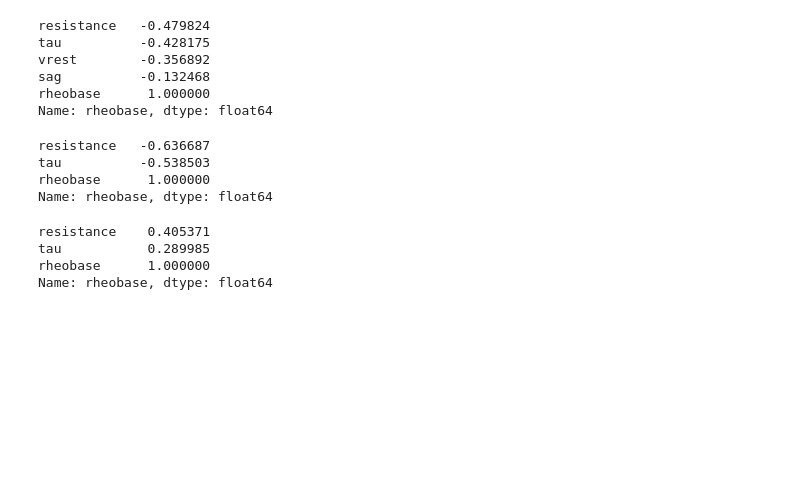
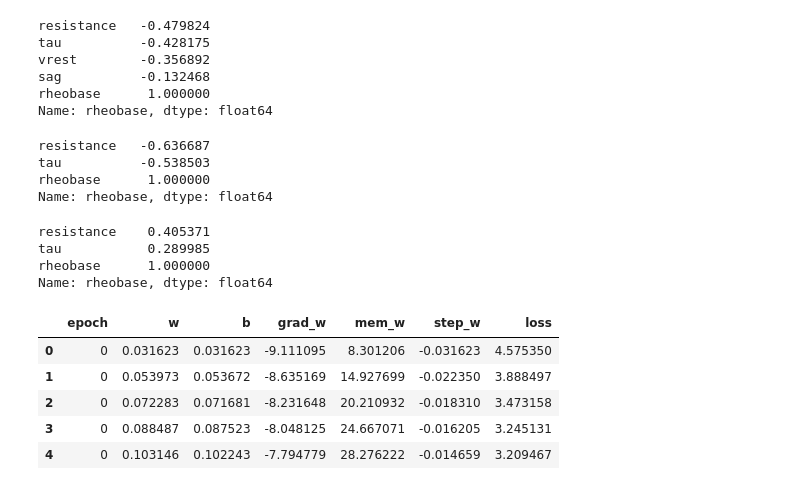
Before and after one commit to MuhammAli786/neuron-rheobase-regression, a Jupyter notebook: rheobase.ipynb, the cells around one changed output. Saved outputs shown, nothing was run; the diff lists cells and outputs as text; code cells hidden in the pictures; blank space fills up the shorter version.

Commit message:
Finished entire linear regression model and was able to make the model converge

```diff
--- a/rheobase.ipynb
+++ b/rheobase.ipynb
@@ -111,43 +111,70 @@ def build_model (learning_rate, n_features):
     )
     return model
 # %%
-x= logdata[["resistance"]].values # .values turns the table into a plain array that Keras accepts
-y= logdata[["rheobase"]].values
+# Wrote my own training run without a machine learning library at all
 
-model = build_model(learning_rate=0.01, n_features=1)
-history = model.fit(X, y, batch_size=50, epocs=20) # batch_size Look at 50 neurons, then nudge the line.
-                                                  # epochs: Go through all 2333 neurons 20 times
+x_all = logdata[["resistance"]].values # .values turns the table into a plain array that Keras accepts
+y_all = logdata[["rheobase"]].values
 
 w, b = 0.0, 0.0 # knobs start at 0
 
-mem_w, mem_b = 0.0, 0.0 # RMSprop memory, one per knob
+mem_w, mem_b = 0.0, 0.0 # Memory of how big the weights and bias's gradients have been recently
 
 lr = 0.01 # Learning Rate
 rho = 0.9 # Memory decay -> How much of the past memory is kept in each step
 eps = 1e-7 # Epsilon -> Tiny number that prevents dividing by 0
 
-batch_size, epochs = 50, 5
-log = []
+batch_size = 50
+epochs = 50
+log = [] # Empty list -> Adds one entry after every loop. Adds the bundle to the end of the list.
 
-rng = np.random.default_ring(0)
+rng = np.random.default_rng(0) # Random number generator -> Shuffling the neurons at the start of every epoch | Used the same seed for reproducibility
 
-for epoch in range(epochs):
-    order = rng.permutation(len(x_all))
-    for start in range (0, len(x_all),batch_size):
-        idx=order[start:start + batch_size]
-        x, y = x_all[idx], y_all[idx]
+for epoch in range(epochs): # 5 Passes as in 5 epochs
+    order = rng.permutation(len(x_all)) # Shuffling once per epoch, so neurons are shuffled
+    for start in range (0, len(x_all),batch_size): # Once per batch
 
-        err = (w * x +b) - y
-        grad_w = 2 * np.mean(err*x)
-        grad_b = 2 * np.mean(err)
+        # Grab the batch
+        idx=order[start:start + batch_size] # Slices the next 50 of them into idx
+        x, y = x_all[idx], y_all[idx] # x_all[idx] picks those 50 neurons' log resistance, and y_alll[idx] picks their log rheobase.
+                                      # x and y therefore are each arrays of 50 numbers
 
-        mem_w = rho*mem_w + (1-rho) * grad_w**2
+        err = (w * x +b) - y # Lines prediction for all 50 neurons ar once. NumPy applies it to every element # error / neuron
+                             # Subtracting y gives us 50 errors.
+                             # This is the prediction error. So expected outcome based on the input, weight and bias.
+                             # This is the difference between what the model predicted and what actually happened.
+
+        # Slopes of the LOSS function for each knob -> (wx + b - y)**2
+        grad_w = 2 * np.mean(err*x) # Multiplies error with x because weight's effect on the prediction scales with x
+        grad_b = 2 * np.mean(err) # No multiplication because b sgufts every prediction equally
+                                  # if the err is -2.1, therefore grad_w = 2*(-2.1*2.3) = -9.7 -> Therefore it's basically saying. Both knobs turn up.
+
+
+        # Update the memory for the weights
+        mem_w = rho*mem_w + (1-rho) * grad_w**2 # multiply the memory decay with memory of the weight and add 1-rho * the gradient squared -> This is always positive and measures size
         mem_b = rho*mem_b + (1-rho) * grad_b**2
 
-        w -= lr *grad_w/(np.sqrt(mem_w) + eps)
+        # Steps are taken iteratively
+        w -= lr *grad_w/(np.sqrt(mem_w) + eps) #subtract from yourself. We also divide the gradient by sqrt(memory)
         b -= lr *grad_b/(np.sqrt(mem_b) + eps)
 
-        log.append(dict(epoch=epoch, w=w, b=b, grad_w=grad_w, mem_w=mem_w, step_w=grad_w/(np.sqrt(mem_w)+eps), loss=np.mean(err**2)))
+
+        #Example, first step:
+        #sqrt(9.4) = 3.07, so 9.7 / 3.07 = 3.16, times 0.01 = 0.0316
+        #w = 0 - 0.01 * (-9.7 / 3.07) = +0.032
+        #sqrt1.8 = 1.34, so b = 0 - 0.01 * (-4.2 / 1.34) = +0.031
+
+        # Snapshot recorded
+        log.append(dict(epoch=epoch, w=w, b=b, grad_w=grad_w, mem_w=mem_w, step_w=lr * grad_w/(np.sqrt(mem_w)+eps), loss=np.mean(err**2)))
+        # loss function is calculated at the end. Mean squared error for this batch specifcally.
+        # Loss is computed from err before the update and shows how wrong the line was going into step
 
 trace =pd.DataFrame(log)
-trace.head(10)
+trace.head(5)
+# %% [output]
+|  | epoch | w | b | grad_w | mem_w | step_w | loss |
+| 0 | 0 | 0.031623 | 0.031623 | -9.111095 | 8.301206 | -0.031623 | 4.575350 |
+| 1 | 0 | 0.053973 | 0.053672 | -8.635169 | 14.927699 | -0.022350 | 3.888497 |
+| 2 | 0 | 0.072283 | 0.071681 | -8.231648 | 20.210932 | -0.018310 | 3.473158 |
+| 3 | 0 | 0.088487 | 0.087523 | -8.048125 | 24.667071 | -0.016205 | 3.245131 |
+| 4 | 0 | 0.103146 | 0.102243 | -7.794779 | 28.276222 | -0.014659 | 3.209467 |
```
Also changed, not shown: parts of 7 cells of this notebook, 1 other file.
